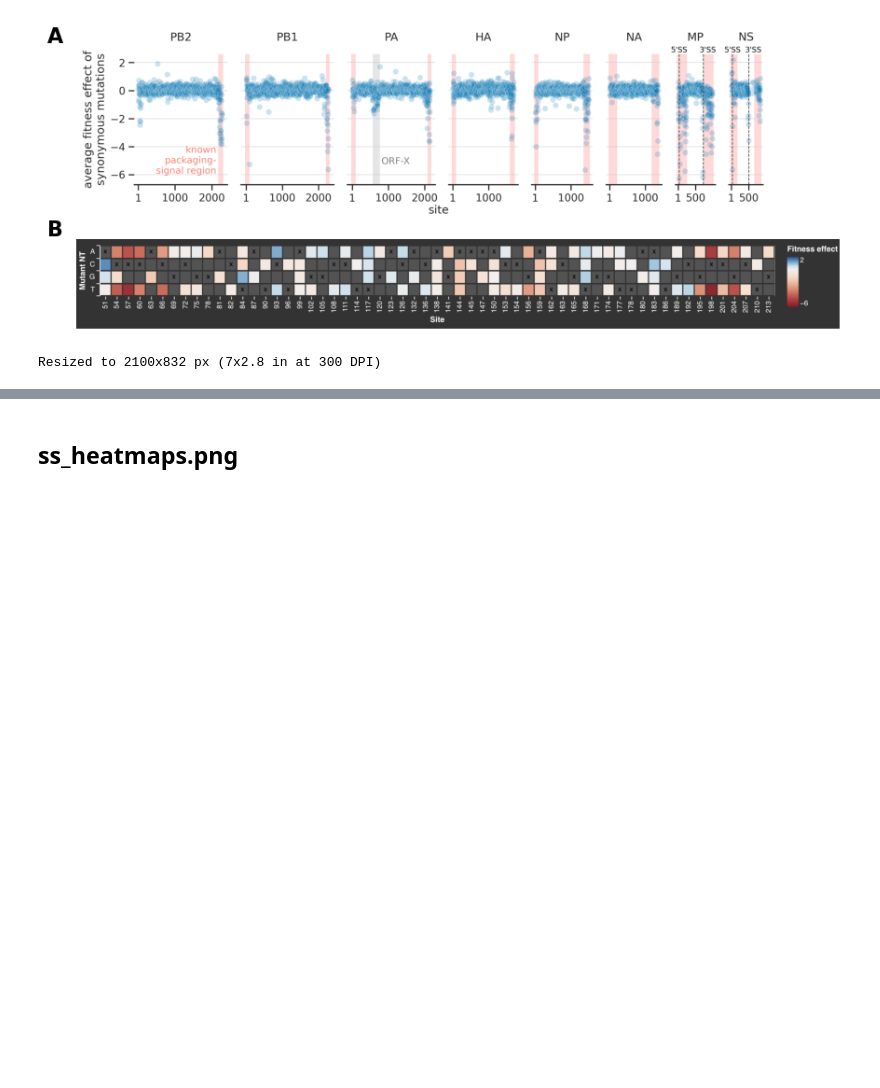
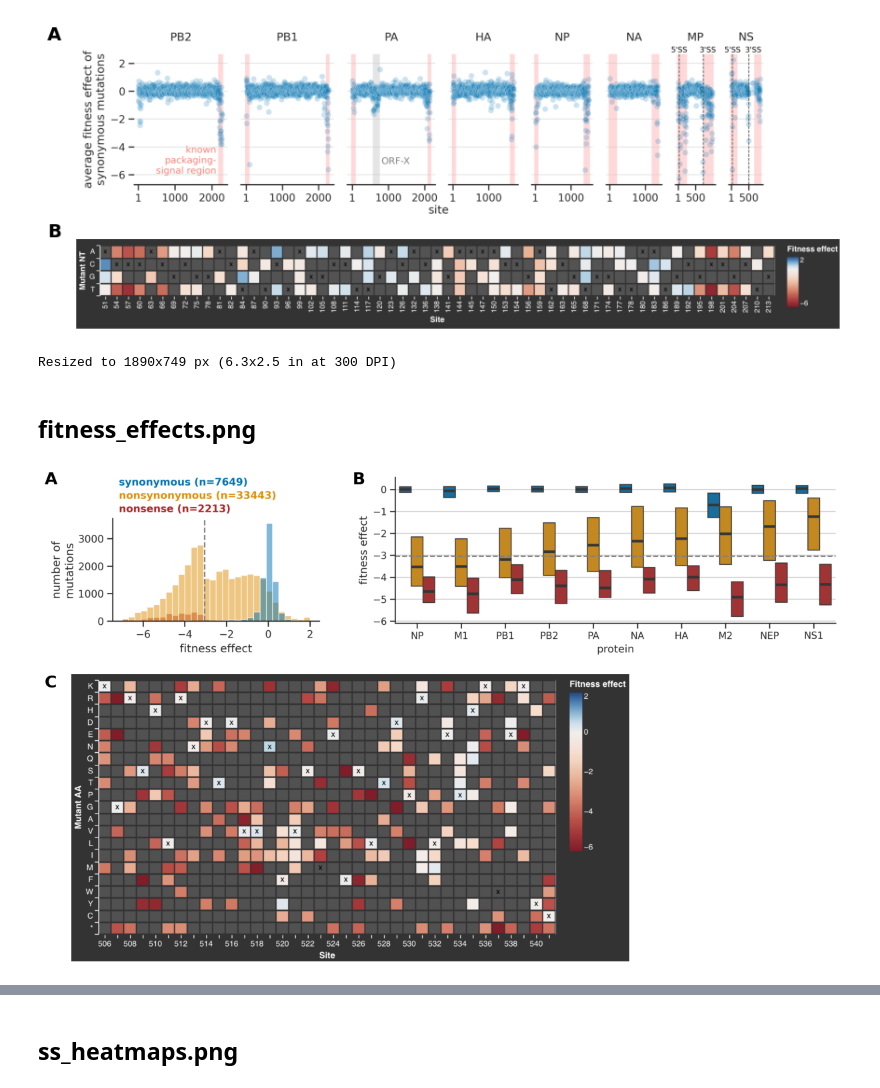
Before and after one commit to matsengrp/flu-mut-rates, a Jupyter notebook: notebooks/compose_figures.ipynb, the cells around one changed output, grey strips where cells are left out. Cells and saved outputs as stored; diff of their text form; code cells hidden in the pictures; blank space fills up the shorter version.

```diff
--- a/notebooks/compose_figures.ipynb
+++ b/notebooks/compose_figures.ipynb
@@ -411,7 +411,7 @@ plt.show()
 # %%
 # Resize syn_fitness to 7 inches wide, preserving aspect ratio and DPI
 dpi = 300
-target_width_in = 7
+target_width_in = 6.3
 img = Image.open("../results/figures/syn_fitness.png")
 new_width_px = int(target_width_in * dpi)
 scale = new_width_px / img.width
@@ -423,4 +423,79 @@ img_resized.save(out_png, dpi=(dpi, dpi))
 img_resized.convert("RGB").save(out_pdf, "PDF", resolution=dpi)
 print(f"Resized to {new_width_px}x{new_height_px} px ({target_width_in}x{new_height_px/dpi:.1f} in at {dpi} DPI)")
 # %% [output]
-Resized to 2100x832 px (7x2.8 in at 300 DPI)
+Resized to 1890x749 px (6.3x2.5 in at 300 DPI)
+# %% [markdown]
+## fitness_effects.png
+# %%
+# 3-panel fitness-effects figure.
+# Row 1: A (overall fitness-effect distribution) and B (per-protein
+# distributions) at matched figure heights; widths follow each image's
+# aspect ratio. Row 2: C (amino-acid heatmap) at 70% of the content width,
+# nudged right so the C label sits in whitespace just to its left
+# (the heatmap has no y-axis tick-label margin to host the label inside).
+img_a = mpimg.imread("../results/figures/fitness_effect_dist.png")
+img_b = mpimg.imread("../results/figures/fitness_effect_dist_by_protein.png")
+img_c = mpimg.imread("../results/figures/aa_heatmap.png")
+
+ar_a = img_a.shape[0] / img_a.shape[1]
+ar_b = img_b.shape[0] / img_b.shape[1]
+ar_c = img_c.shape[0] / img_c.shape[1]
+
+fig_width_in = 12
+left_pad_in = 0.0
+right_pad_in = 0.05
+top_pad_in = 0.05
+bottom_pad_in = 0.05
+row_gap_in = 0.2
+col_gap_in = 0.4
+
+content_w_in = fig_width_in - left_pad_in - right_pad_in
+# Row 1: shared height; widths follow aspects (img_w = h / aspect).
+row1_h_in = (content_w_in - col_gap_in) / (1 / ar_a + 1 / ar_b)
+a_w_in = row1_h_in / ar_a
+b_w_in = row1_h_in / ar_b
+
+# Row 2: C at 70% of the content width.
+c_w_in = content_w_in * 0.7
+c_h_in = c_w_in * ar_c
+# Small left inset so the bold C label fits in the gap to the left of
+# the heatmap's amino-acid row labels without overlapping them.
+c_left_inset_in = 0.4
+
+fig_height_in = top_pad_in + row1_h_in + row_gap_in + c_h_in + bottom_pad_in
+fig = plt.figure(figsize=(fig_width_in, fig_height_in))
+
+row1_top_y = 1 - top_pad_in / fig_height_in
+row1_bot_y = row1_top_y - row1_h_in / fig_height_in
+row2_top_y = row1_bot_y - row_gap_in / fig_height_in
+row2_bot_y = row2_top_y - c_h_in / fig_height_in
+
+a_x0 = left_pad_in / fig_width_in
+b_x0 = (left_pad_in + a_w_in + col_gap_in) / fig_width_in
+c_x0 = (left_pad_in + c_left_inset_in) / fig_width_in
+
+ax_a = fig.add_axes([a_x0, row1_bot_y, a_w_in / fig_width_in, row1_h_in / fig_height_in])
+ax_a.imshow(img_a)
+ax_a.axis("off")
+
+ax_b = fig.add_axes([b_x0, row1_bot_y, b_w_in / fig_width_in, row1_h_in / fig_height_in])
+ax_b.imshow(img_b)
+ax_b.axis("off")
+
+ax_c = fig.add_axes([c_x0, row2_bot_y, c_w_in / fig_width_in, c_h_in / fig_height_in])
+ax_c.imshow(img_c)
+ax_c.axis("off")
+
+label_kwargs = dict(fontsize=18, fontweight="bold", va="top", ha="left")
+
+# A and B labels sit at the left edge of their image (over the internal
+# y-axis tick-label region). C's label sits at the figure's left edge
+# (just left of the heatmap, which is inset by c_left_inset_in).
+fig.text(a_x0, row1_top_y, "A", **label_kwargs)
+fig.text(b_x0, row1_top_y, "B", **label_kwargs)
+fig.text(left_pad_in / fig_width_in, row2_top_y, "C", **label_kwargs)
+
+plt.savefig("../results/figures/fitness_effects.png", dpi=300, bbox_inches="tight")
+plt.show()
+# %% [output]
+[figure, added]
```
Also changed, not shown: parts of 2 cells of this notebook, 1 other file.
